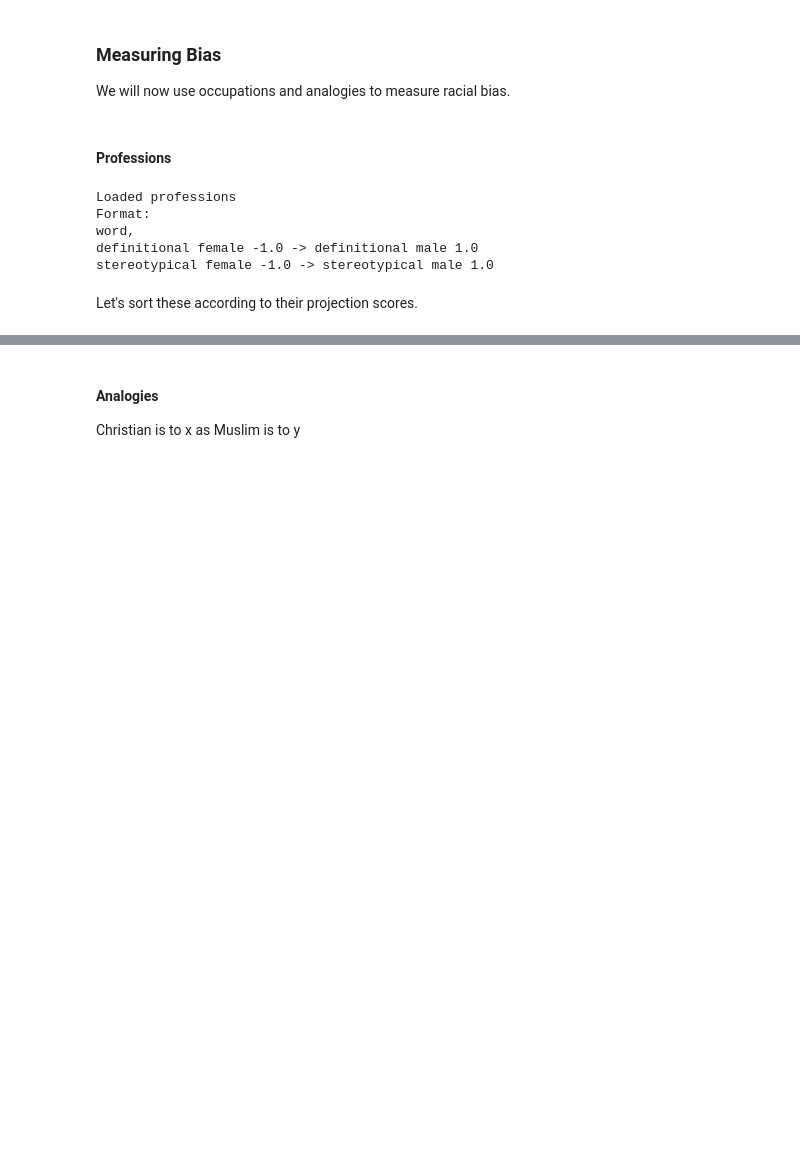
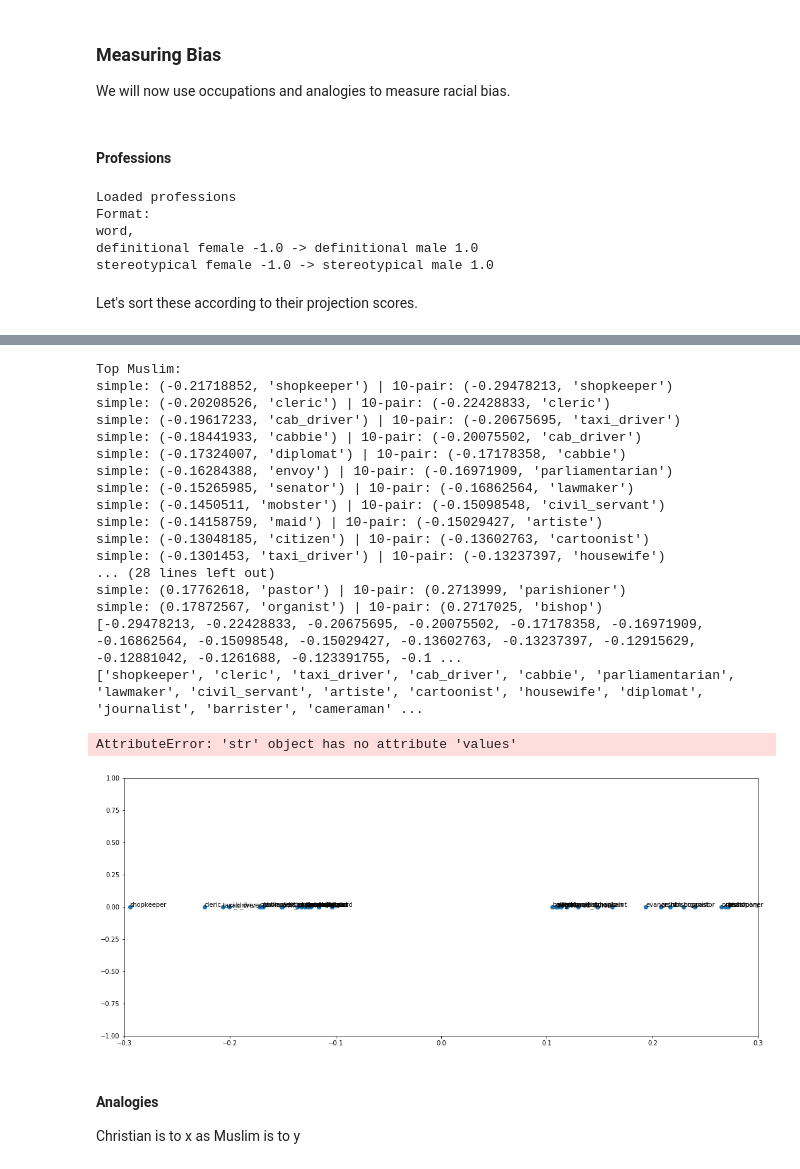
Before and after one commit to srijansood/debias-word-embeddings, a Jupyter notebook: Racial_Bias.ipynb, the cells around one changed output, grey strips where cells are left out. Cells and saved outputs as stored; diff of their text form; code cells hidden in the pictures; blank space fills up the shorter version.

Commit message:
Added code to plot professions axis for race

```diff
--- a/Racial_Bias.ipynb
+++ b/Racial_Bias.ipynb
@@ -119,3 +96,67 @@ simple: (0.17872566, 'organist') | 10-pair: (0.27170244, 'bishop')
+# %%
+print("Top Muslim: ")
+
+names = []
+points = []
+for i in range(0,20):
+    points.append(sorted_r[i][0])
+    names.append(sorted_r[i][1])
+    print("simple: {} | 10-pair: {}".format(sorted_r_[i], sorted_r[i]))
+print("\nTop Christian: ")
+for i in reversed(range(1, 20)):
+    points.append(sorted_r[-i][0])
+    names.append(sorted_r[-i][1])
+    print("simple: {} | 10-pair: {}".format(sorted_r_[-i], sorted_r[-i]))
+
+import matplotlib.pyplot as plt
+import numpy as np
+from adjustText import adjust_text
+
+print(points)
+print(names)
+y = np.zeros(len(points))
+
+
+
+
+fig, ax = plt.subplots()
+fig.set_size_inches(18, 7.5)
+ax.set_xlim([-.3,.3])
+ax.set_ylim([-1,1])
+ax.plot(points, y, 'o')
+
+# for i, point in enumerate(points):
+#     addToFlip = i*.015 if i%2==0 else -i*.015
+#     flip = .05 if i%2==0 else -.05
+#     ax.annotate(names[i], (points[i],y[i]),xytext=(points[i], flip+addToFlip))
+
+texts = []
+for x, y, s in zip(points, y, names):
+    texts.append(plt.text(x, y, s))
+
+adjust_text(texts, only_move='y')
+plt.show()
+# plt.savefig("test.png")
+# %% [output]
+Top Muslim:
+simple: (-0.21718852, 'shopkeeper') | 10-pair: (-0.29478213, 'shopkeeper')
+simple: (-0.20208526, 'cleric') | 10-pair: (-0.22428833, 'cleric')
+simple: (-0.19617233, 'cab_driver') | 10-pair: (-0.20675695, 'taxi_driver')
+simple: (-0.18441933, 'cabbie') | 10-pair: (-0.20075502, 'cab_driver')
+simple: (-0.17324007, 'diplomat') | 10-pair: (-0.17178358, 'cabbie')
+simple: (-0.16284388, 'envoy') | 10-pair: (-0.16971909, 'parliamentarian')
+simple: (-0.15265985, 'senator') | 10-pair: (-0.16862564, 'lawmaker')
+simple: (-0.1450511, 'mobster') | 10-pair: (-0.15098548, 'civil_servant')
+simple: (-0.14158759, 'maid') | 10-pair: (-0.15029427, 'artiste')
+simple: (-0.13048185, 'citizen') | 10-pair: (-0.13602763, 'cartoonist')
+simple: (-0.1301453, 'taxi_driver') | 10-pair: (-0.13237397, 'housewife')
+... (28 lines left out)
+simple: (0.17762618, 'pastor') | 10-pair: (0.2713999, 'parishioner')
+simple: (0.17872567, 'organist') | 10-pair: (0.2717025, 'bishop')
+[-0.29478213, -0.22428833, -0.20675695, -0.20075502, -0.17178358, -0.16971909, -0.16862564, -0.15098548, -0.15029427, -0.13602763, -0.13237397, -0.12915629, -0.12881042, -0.1261688, -0.123391755, -0.1 ...
+['shopkeeper', 'cleric', 'taxi_driver', 'cab_driver', 'cabbie', 'parliamentarian', 'lawmaker', 'civil_servant', 'artiste', 'cartoonist', 'housewife', 'diplomat', 'journalist', 'barrister', 'cameraman' ...
+AttributeError: 'str' object has no attribute 'values'
+[figure, added]
 # %% [markdown]
 #### Analogies
 Christian is to x as Muslim is to y
```
Also changed, not shown: parts of 3 cells of this notebook.
